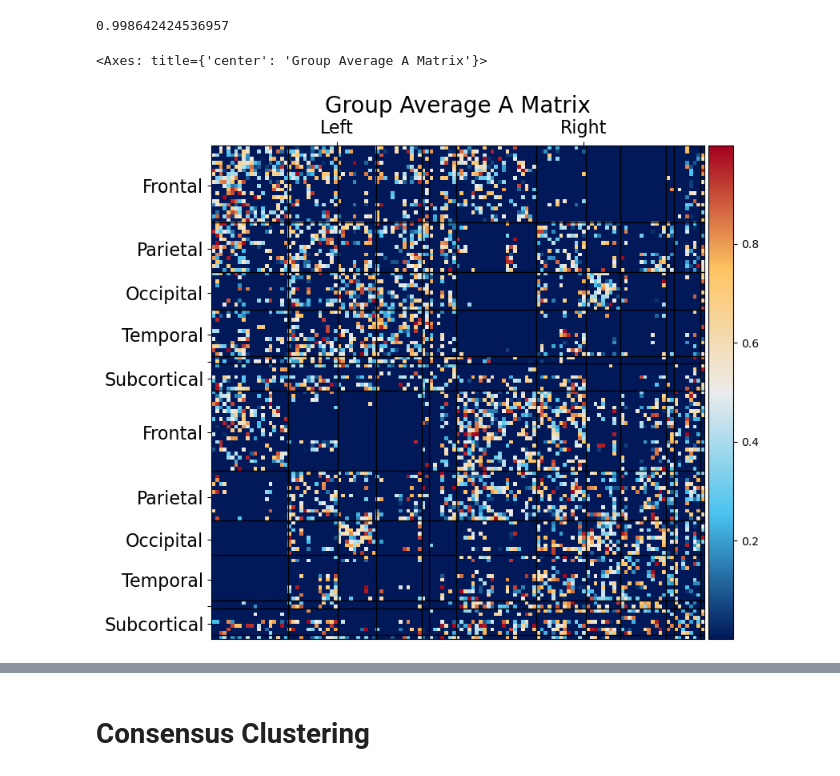
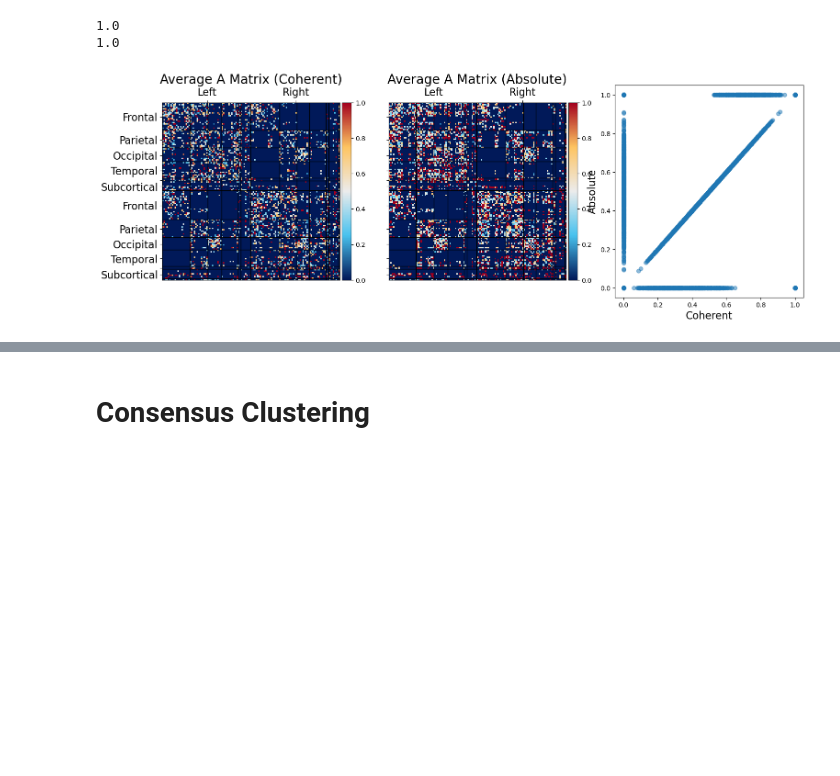
Before and after one commit to acionca/Bimodularity, a Jupyter notebook: notebooks/04-language/language-ConsensusClustering.ipynb, the cells around one changed output, grey strips where cells are left out. Drawn from its saved outputs; the diff is of its cells as text; code cells hidden in the pictures; blank space fills up the shorter version.

```diff
--- a/notebooks/04-language/language-ConsensusClustering.ipynb
+++ b/notebooks/04-language/language-ConsensusClustering.ipynb
@@ -42,11 +38,14 @@ path_to_rdcm = "/media/RCPNAS/HCP-data/HCP_rdcm"
 
 print(f"Available Tasks: \n- {'\n- '.join(sorted(os.listdir(path_to_rdcm)))}")
 
+filter_strength = 0
 task_name = "DMN_AROMA_tfMRI_LANGUAGE_LR_MinReg_Laus2018_129S"
+# task_name = "DMN_AROMA_tfMRI_MOTOR_LR_MinReg_Laus2018_129S"
+# task_name = "DMN_AROMA_LexicalDecision_AllReg_Laus2018_129S"
 # task_name = "DMN_FIX_rfMRI_REST1_LR_Laus2018_129S"
 
-all_A_mats, all_C_mats = dload.prepare_task_ec(task_name, path_to_rdcm, filter_strength=0, verbose=True, njobs=10)
-all_A_mats_bpa, all_C_mats_bpa = dload.prepare_task_ec(task_name, path_to_rdcm, filter_strength=0, bpa_combine=True, verbose=True, njobs=10)
+all_A_mats, all_C_mats = dload.prepare_task_ec(task_name, path_to_rdcm, filter_strength=filter_strength, verbose=True, njobs=20)
+all_A_mats_bpa, all_C_mats_bpa = dload.prepare_task_ec(task_name, path_to_rdcm, filter_strength=filter_strength, bpa_combine=True, verbose=True, njobs=20)
 # %% [output]
 Available Tasks:
 - DMN_AROMA_LexicalDecision_AllReg_Laus2018_129S
@@ -131,50 +148,81 @@ struct_type = ""
 use_delay = False
 k_threshold = 0
 b_thresh = 0.5
 # b_thresh = 0
 slines_threshold = 5
 
 k_matrix, labels, node_centers = dload.load_bundle_graph(path_to_data=path_to_sc,
                                                              data_suffix="Laus2018_",
                                                              scale=scale,
                                                              b_prob_threshold=b_thresh,
                                                              slines_threshold=slines_threshold,
                                                              log_slines=False,
                                                              normalize_slines=False,
                                                              verbose=False)
 
 labels, k_matrix = b_utils.fix_thalamus(labels, matrix=k_matrix)
 k_matrix[k_matrix < b_thresh] = 0
 order_by_lobe, lobe_sizes, lobe_labels, lobe_df = dload.get_lobe_info(2, labels, path_to_lobe=path_to_lobe)
 
 np.fill_diagonal(k_matrix, 0)
 
 # ec_mat = dload.get_ec_data(scale=scale, path_to_ec=path_to_ec, remove_neg=True, fix_thal=True, verbose=False, new=False)
-ec_mat = group_noneg.copy()
-# ec_mat[ec_mat > 0] = 0
-ec_mat = np.abs(ec_mat)
+
+fig, axes = plt.subplots(ncols=3, figsize=(18, 6))
+
+gaphs = []
+for i, ec_mat in enumerate([mean_coher, mean_abs]):
+    np.fill_diagonal(ec_mat, 0)
+
+    # ec_mat[ec_mat > 0] = 0
+    # ec_mat = np.abs(ec_mat)
+    ec_mat /= ec_mat.max()
+    # ec_mat = ec_mat ** gamma
+
+    dir_ratio = np.divide(ec_mat, (ec_mat + ec_mat.T),
+                        where=(ec_mat + ec_mat.T) > 1e-5,
+                        out=np.zeros_like(ec_mat))
+    graph = (k_matrix > 0) * dir_ratio
+
+    gaphs.append(graph)
+
+    vmax = np.max(graph)
+    print(vmax)
+
+    axes[i].set_title("Average A Matrix" + [" (Coherent)", " (Absolute)"][i], fontsize=20)
+
+    axes[i].imshow(graph[order_by_lobe][:, order_by_lobe], interpolation="none", cmap=cmaps["div_rb"],
+                   vmin=1 - vmax, vmax=vmax)
+    _, _, cbar = add_cbar(fig, axes[i])
+    plot_lobe_lines(axes[i], lobe_sizes, lobe_labels, no_insula=True, x_hemi=True, fontsize=16, grid_color="k")
+
+    if i > 0:
+        axes[i].set_yticklabels([])
+
+axes[-1].scatter(gaphs[0].flatten(), gaphs[1].flatten(), alpha=0.5)
+axes[-1].set_xlabel("Coherent", fontsize=16)
+axes[-1].set_ylabel("Absolute", fontsize=16)
+
+ec_coher = True
+if ec_coher:
+    ec_mat = mean_coher.copy()
+    ec_name = "Coherent"
+else:
+    ec_mat = mean_abs.copy()
+    ec_name = "Absolute"
+
+np.fill_diagonal(ec_mat, 0)
 ec_mat /= ec_mat.max()
 # ec_mat = ec_mat ** gamma
 
 dir_ratio = np.divide(ec_mat, (ec_mat + ec_mat.T),
                     where=(ec_mat + ec_mat.T) > 1e-5,
                     out=np.zeros_like(ec_mat))
 graph = (k_matrix > 0) * dir_ratio
-
-fig, axes = plt.subplots(figsize=(9, 8))
-
-vmax = np.max(graph)
-print(vmax)
-
-axes.set_title("Group Average A Matrix", fontsize=20)
-
-axes.imshow(graph[order_by_lobe][:, order_by_lobe], interpolation="none", cmap=cmaps["div_rb"], vmin=1 - vmax, vmax=vmax)
-_, _, cbar = add_cbar(fig, axes)
-plot_lobe_lines(axes, lobe_sizes, lobe_labels, no_insula=True, x_hemi=True, fontsize=16, grid_color="k")
 # %% [output]
-0.998642424536957
+1.0
+1.0
-<Axes: title={'center': 'Group Average A Matrix'}>
-[figure, old version]
+[figure, new version]
 # %%
 U, S, Vh = dgsp.sorted_SVD(dgsp.modularity_matrix(graph))
 V = Vh.T
```
Also changed, not shown: parts of 7 cells of this notebook, 7 other files.
